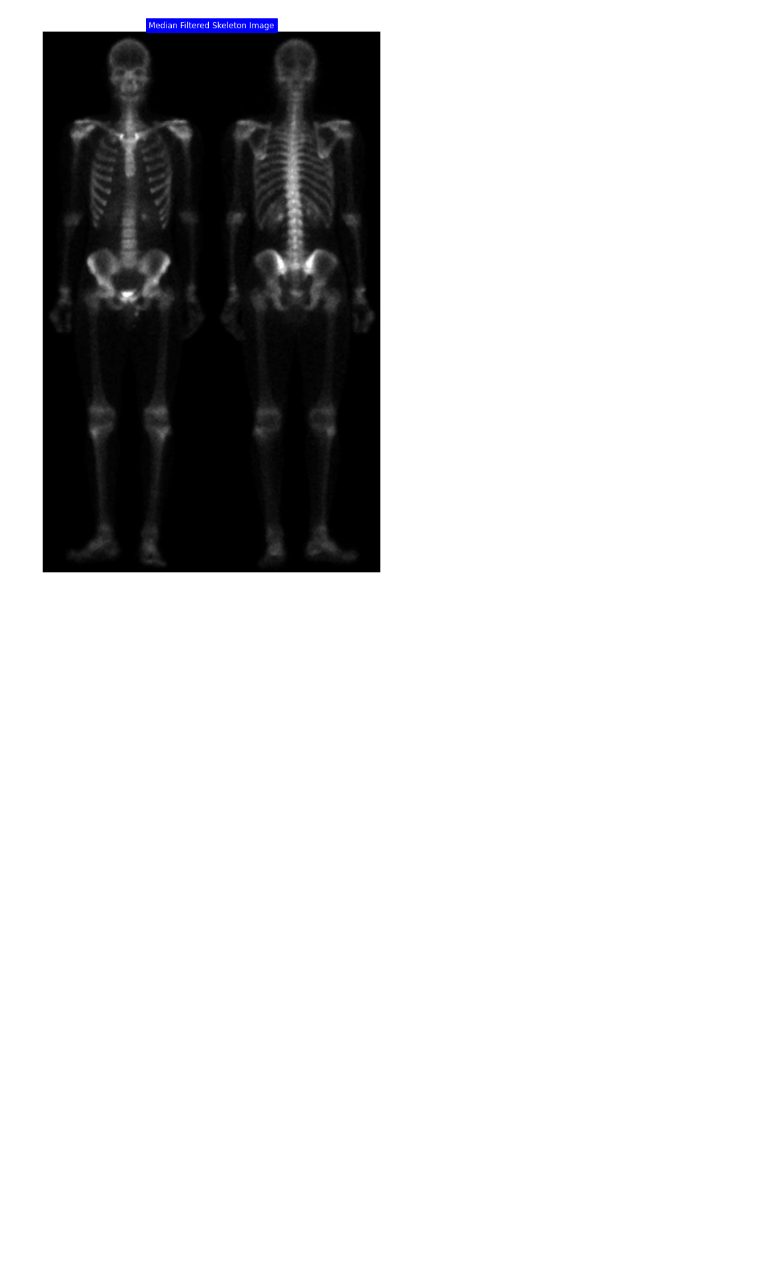
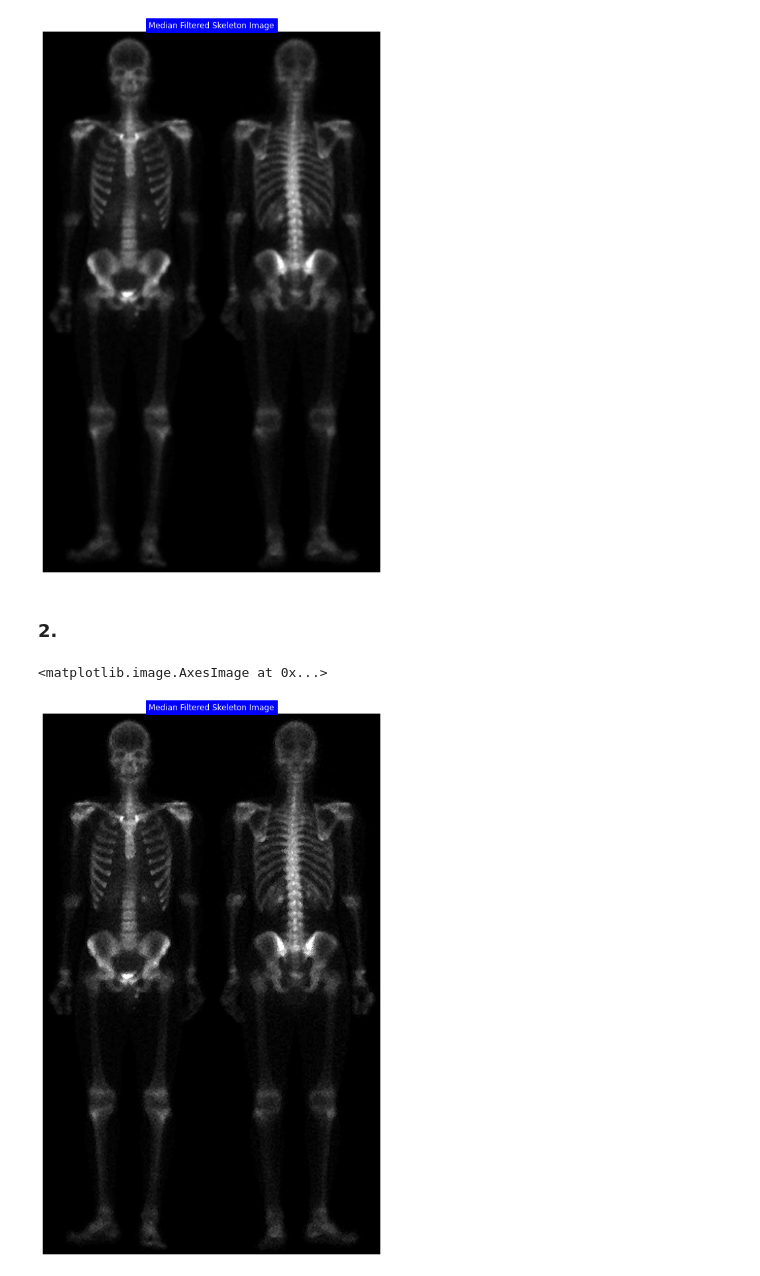
Before and after one commit to zahrasalarian/Digital-Image-Processing-for-Medical-Applications, a Jupyter notebook: HW3/pt-2.ipynb, the cells around one changed output. Drawn from its saved outputs; the diff is of its cells as text; code cells hidden in the pictures; blank space fills up the shorter version.

```diff
--- a/HW3/pt-2.ipynb
+++ b/HW3/pt-2.ipynb
@@ -28,3 +28,5 @@ plt.imshow(median_filtered_img, cmap = 'gray', vmin=0, vmax=2**(median_filtered_
 # %% [output]
 <matplotlib.image.AxesImage at 0x...>
 [figure]
+# %% [markdown]
+### 2.
@@ -30,0 +45,17 @@ plt.imshow(median_filtered_img, cmap = 'gray', vmin=0, vmax=2**(median_filtered_
+# %%
+# Sharpen
+kernel = np.array([[0, -1, 0],
+                   [-1, 5,-1],
+                   [0, -1, 0]])
+
+# ddepth = -1, so the result (destination) image will have the same depth as the input (source) image.
+sharpened_img = cv2.filter2D(src=median_filtered_img, ddepth=-1, kernel=kernel)
+# %%
+plt.figure(figsize=(20,15))
+## disable x & y axis
+plt.axis('off')
+plt.title('Median Filtered Skeleton Image', color='white', backgroundcolor='blue')
+plt.imshow(sharpened_img, cmap = 'gray', vmin=0, vmax=2**(sharpened_img.itemsize*8)-1)
+# %% [output]
+<matplotlib.image.AxesImage at 0x...>
+[figure, added]
```
Also changed, not shown: parts of 13 cells of this notebook.
